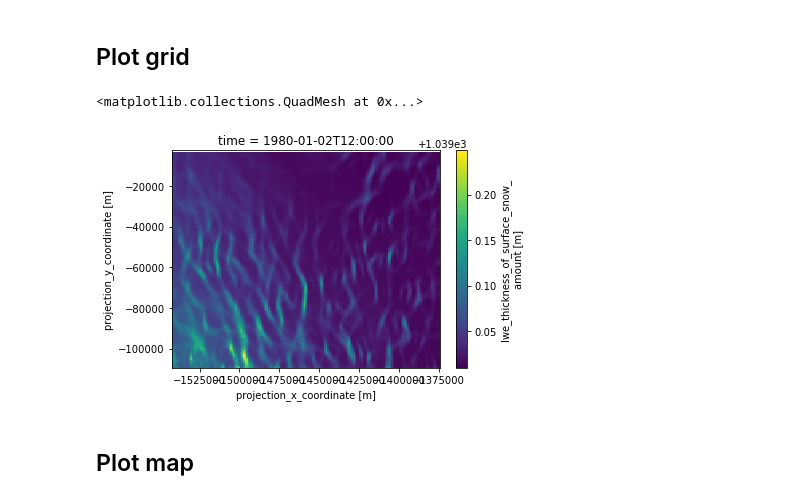
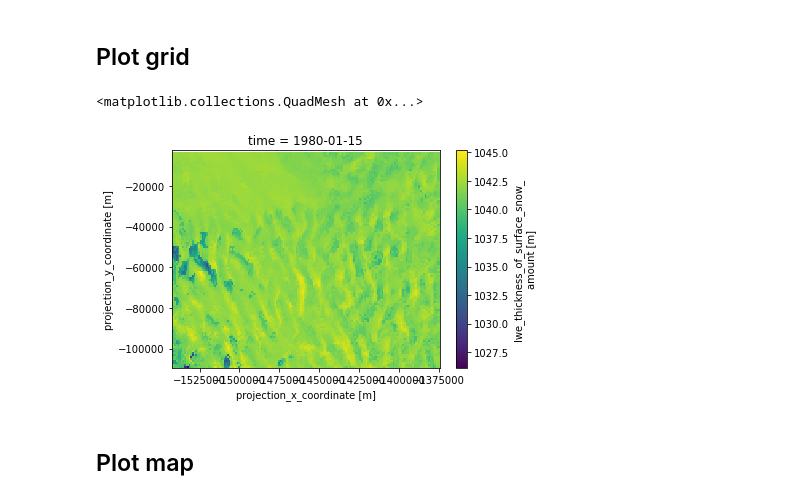
Before and after one commit to EricKeenan/SNOWPACK_WAIS, a Jupyter notebook: analysis/Visualize_A3D_grids.ipynb, the cells around one changed output. Saved outputs shown, nothing was run; the diff lists cells and outputs as text; code cells hidden in the pictures.

```diff
--- a/analysis/Visualize_A3D_grids.ipynb
+++ b/analysis/Visualize_A3D_grids.ipynb
@@ -12,7 +12,8 @@ import geopandas as gpd
 # %%
 nc_path = "../output/grids/a3d_grids.nc"
 ds = xr.open_dataset(nc_path)
-tgt_time = "1980-01-02T12:00:00"
+tgt_time = "1980-01-02T12:00:00" # Specific timestep
+tgt_time_ind = -1 # Last timestep
 var_plot = "swe"
 ds
 # %% [output]
@@ -41,11 +42,15 @@ crs_epsg = ccrs.SouthPolarStereo()
 df_epsg = df.to_crs(epsg='3031')
 # %% [markdown]
 ## Plot grid
-# %%
-ds.sel(time=tgt_time)[var_plot].plot()
-# %% [output]
-<matplotlib.collections.QuadMesh at 0x...>
-[figure, removed]
+# %%
+# Plot on specific day
+# ds.sel(time=tgt_time)[var_plot].plot()
+
+# Plot last timestep
+ds.isel(time=tgt_time_ind)[var_plot].plot()
+# %% [output]
+<matplotlib.collections.QuadMesh at 0x...>
+[figure, added]
 # %% [markdown]
 ## Plot map
 # %%
```
Also changed, not shown: parts of 4 cells of this notebook, 6 other files.
